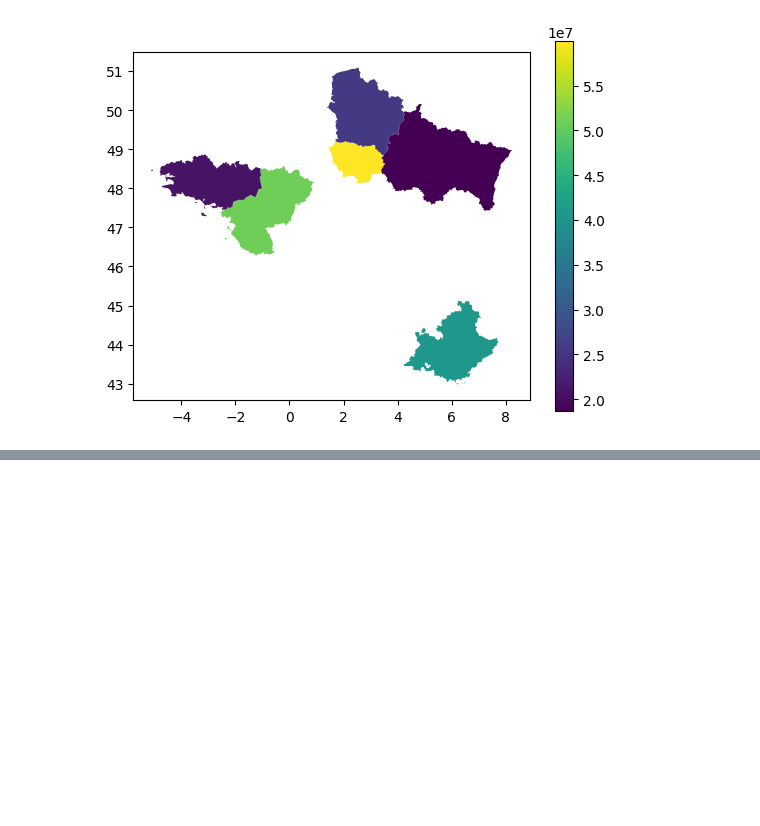
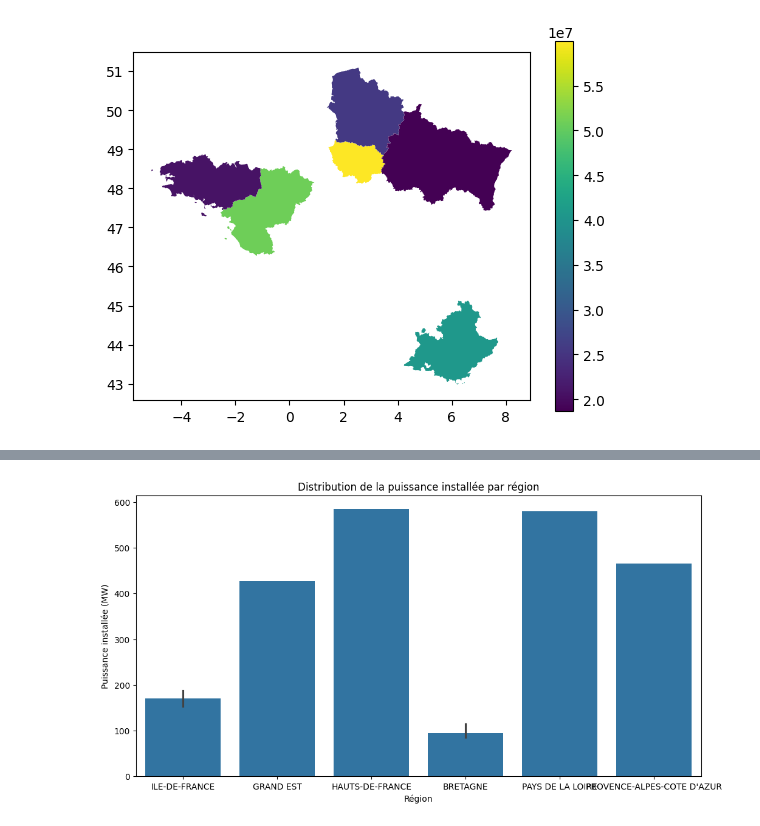
Before and after one commit to Mcrash01/GreenAI, a Jupyter notebook: Centralanalyse.ipynb, the cells around one changed output, grey strips where cells are left out. Saved outputs shown, nothing was run; the diff lists cells and outputs as text; code cells hidden in the pictures; blank space fills up the shorter version.

```diff
--- a/Centralanalyse.ipynb
+++ b/Centralanalyse.ipynb
@@ -290,0 +312,9 @@ plt.show()
+# %%
+plt.figure(figsize=(12, 6))
+sns.barplot(x='region', y='puissance_installee', data=datacentrale)
+plt.title('Distribution de la puissance installée par région')
+plt.xlabel('Région')
+plt.ylabel('Puissance installée (MW)')
+plt.show()
+# %% [output]
+[figure, added]
```
Also changed, not shown: parts of 5 cells of this notebook.
